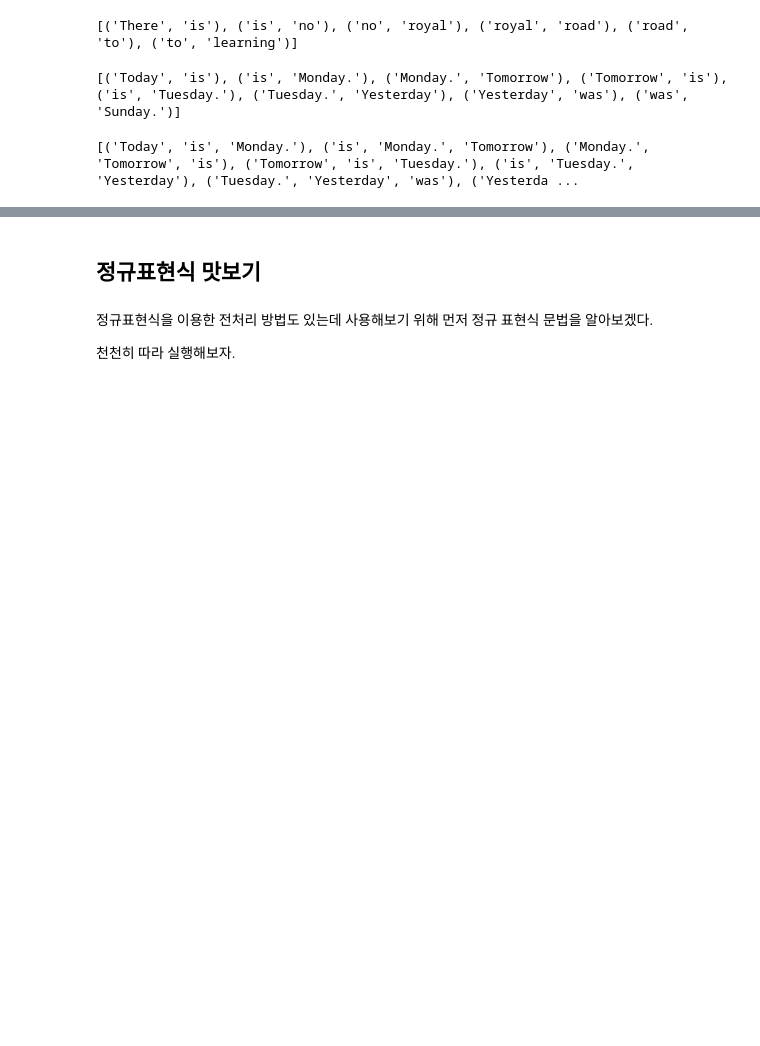
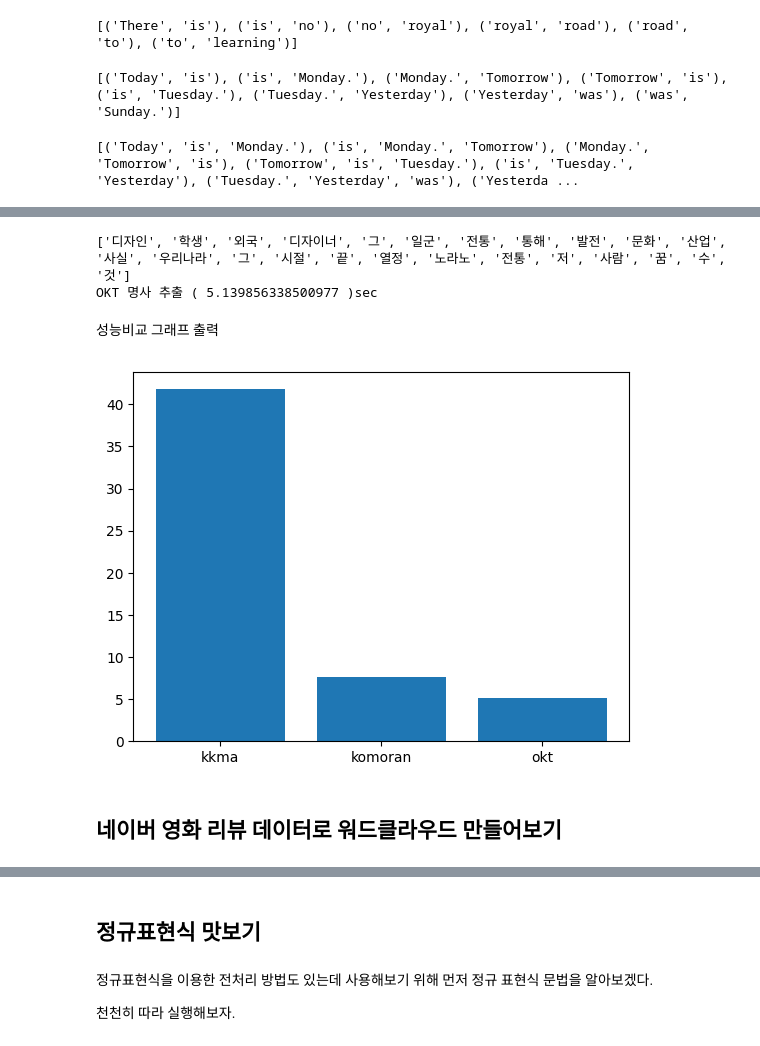
Before and after one commit to YoungsikMoon/00.-Text-Mining, a Jupyter notebook: 텍스트마이닝_문영식.ipynb, the cells around one changed output, grey strips where cells are left out. Cells and saved outputs as stored; diff of their text form; code cells hidden in the pictures; blank space fills up the shorter version.

```diff
--- a/텍스트마이닝_문영식.ipynb
+++ b/텍스트마이닝_문영식.ipynb
@@ -729,0 +1042,2 @@ print(trigram)
+# %%
+kolnpy_perform = {} # 도구들 성능 비교 정보 담을 변수
@@ -729,0 +1050,8 @@ print(trigram)
+# %%
+from konlpy.tag import Kkma #오래걸림.
+start_time = time.time()
+kkma = Kkma()
+nouns = [kkma.nouns(datas[1]) for datas in review_data]
+print(nouns[1])
+kolnpy_perform['kkma'] = time.time() - start_time
+print('꼬꼬마 명사 추출 (', kolnpy_perform['kkma'], ')sec')
@@ -729,0 +1064,8 @@ print(trigram)
+# %%
+from konlpy.tag import Komoran
+start_time = time.time()
+komoran = Komoran()
+nouns = [komoran.nouns(datas[1]) for datas in review_data]
+print(nouns[1])
+kolnpy_perform['komoran'] = time.time() - start_time
+print('코모란 명사 추출 (', kolnpy_perform['komoran'], ')sec')
@@ -729,0 +1080,21 @@ print(trigram)
+# %%
+from konlpy.tag import Okt
+start_time = time.time()
+okt = Okt()
+nouns = [okt.nouns(datas[1]) for datas in review_data]
+print(nouns[1])
+kolnpy_perform['okt'] = time.time() - start_time
+print('OKT 명사 추출 (', kolnpy_perform['okt'], ')sec')
+# %% [output]
+['디자인', '학생', '외국', '디자이너', '그', '일군', '전통', '통해', '발전', '문화', '산업', '사실', '우리나라', '그', '시절', '끝', '열정', '노라노', '전통', '저', '사람', '꿈', '수', '것']
+OKT 명사 추출 ( 5.139856338500977 )sec
+# %% [markdown]
+성능비교 그래프 출력
+# %%
+import matplotlib.pyplot as plt
+plt.bar(*zip(*kolnpy_perform.items()))
+plt.show()
+# %% [output]
+[figure, added]
+# %% [markdown]
+## 네이버 영화 리뷰 데이터로 워드클라우드 만들어보기
```
Also changed, not shown: parts of 64 cells of this notebook.
